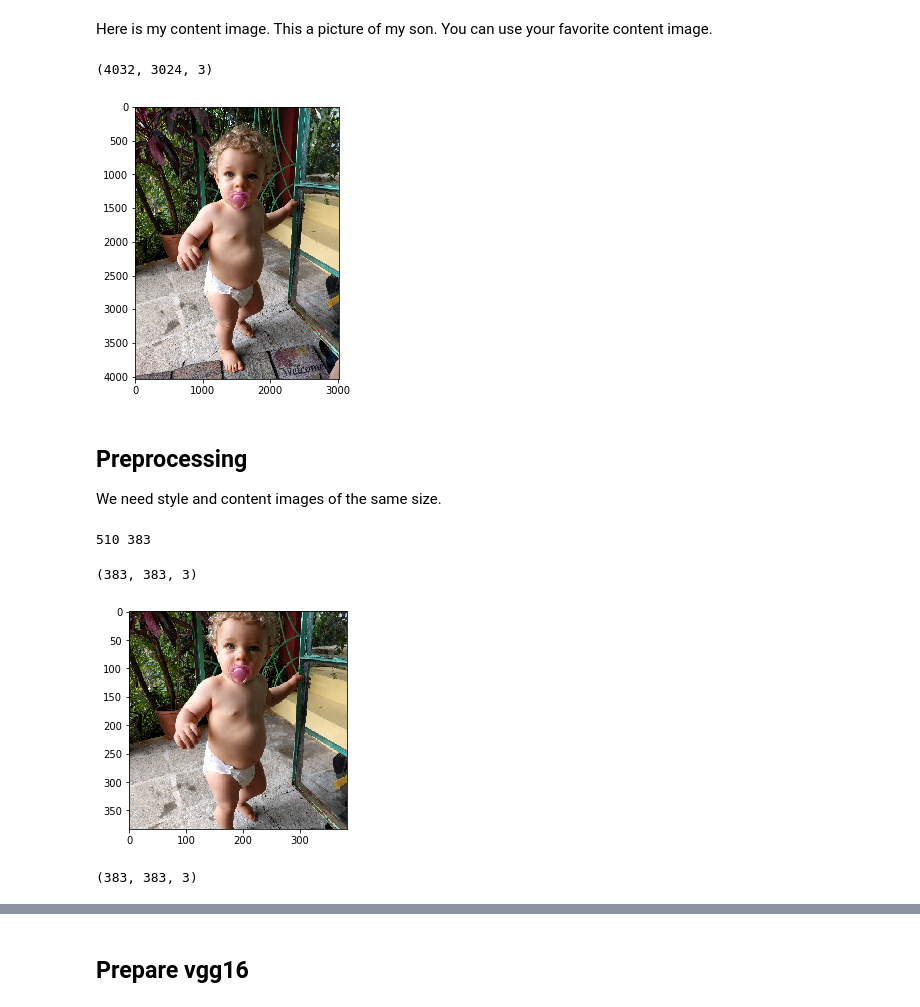
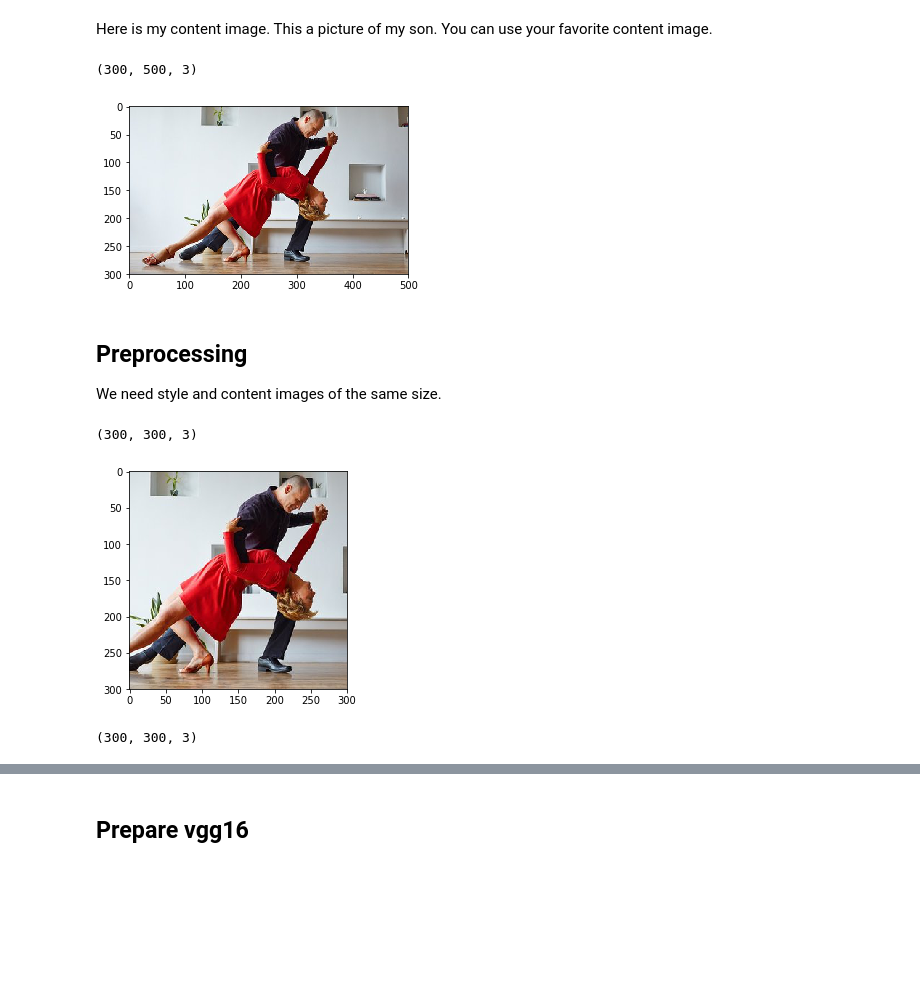
Before and after one commit to yanneta/dl-course, a Jupyter notebook: neural-style-transfer.ipynb, the cells around one changed output, grey strips where cells are left out. Drawn from its saved outputs; the diff is of its cells as text; code cells hidden in the pictures; blank space fills up the shorter version.

```diff
--- a/neural-style-transfer.ipynb
+++ b/neural-style-transfer.ipynb
@@ -47,25 +48,17 @@ To get this image: <br>
 # %% [markdown]
 Here is my content image. This a picture of my son. You can use your favorite content image.
 # %%
-path2 = PATH/"ari.jpg"
+path2 = PATH/"dancing.jpg"
 im2 = read_image(path2)
 fig2 = plt.figure(figsize = (5,5))
 plt.imshow(im2)
 im2.shape
 # %% [output]
-(4032, 3024, 3)
+(300, 500, 3)
-[figure, old version]
+[figure, new version]
 # %% [markdown]
 ## Preprocessing
 We need style and content images of the same size.
-# %%
-# resizing the content image
-r = im2.shape[0]/im2.shape[1]
-x_sz = 383
-y_sz = int(r*x_sz)
-print(y_sz, x_sz)
-# %% [output]
-510 383
 # %%
 import math
 def center_crop(im, min_sz=None):
@@ -79,15 +72,16 @@ def center_crop(im, min_sz=None):
 def crop(im, r, c, target_r, target_c):
     return im[r:r+target_r, c:c+target_c]
 # %%
-im2 = cv2.resize(im2, (x_sz, y_sz))
 im2 = center_crop(im2)
+im2 = cv2.resize(im2, (300, 300))
 plt.imshow(im2)
 im2.shape
 # %% [output]
-(383, 383, 3)
+(300, 300, 3)
-[figure, old version]
+[figure, new version]
 # %%
 im1 = center_crop(im1)
+im1 = cv2.resize(im1, (300, 300))
 im1.shape
 # %% [output]
-(383, 383, 3)
+(300, 300, 3)
```
Also changed, not shown: parts of 68 cells of this notebook.
